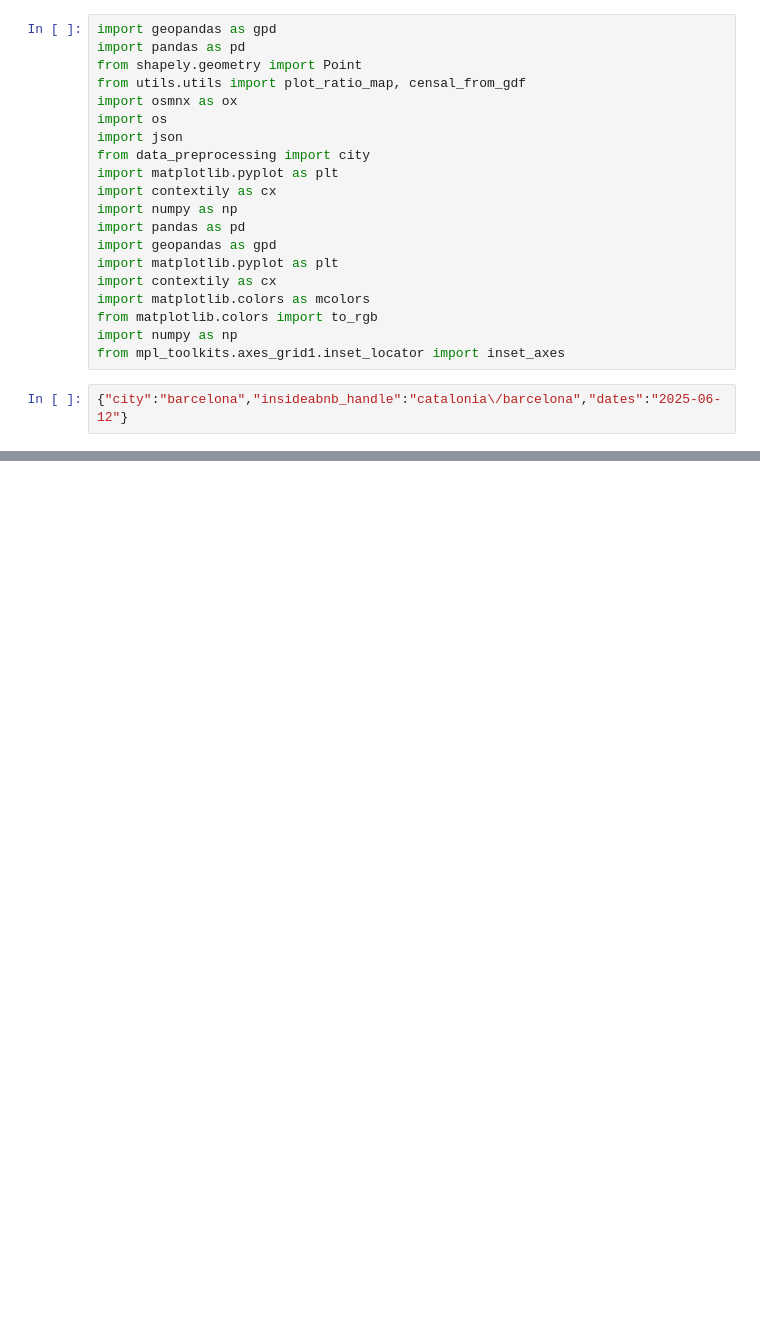
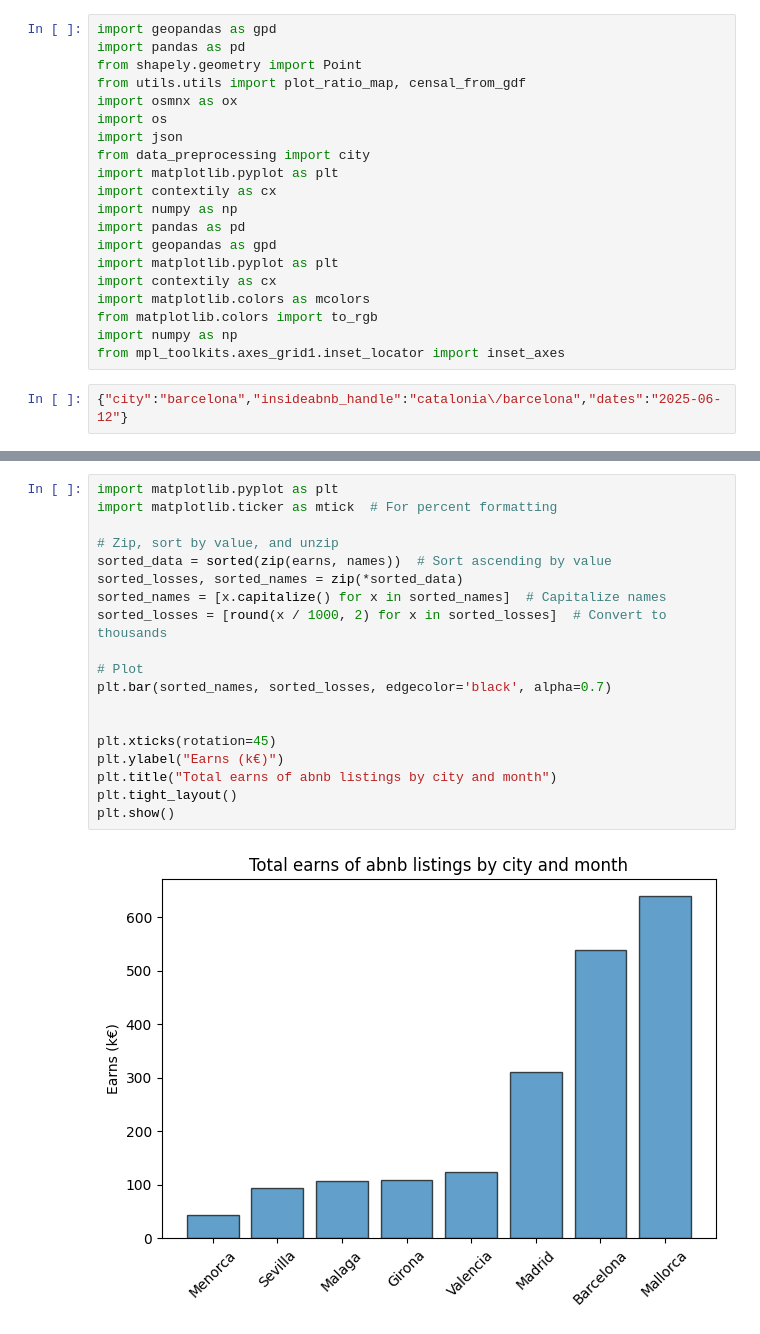
Before and after one commit to mehrrero/parasites, a Jupyter notebook: tests.ipynb, the cells around one changed output, grey strips where cells are left out. Saved outputs shown, nothing was run; the diff lists cells and outputs as text; blank space fills up the shorter version.

```diff
--- a/tests.ipynb
+++ b/tests.ipynb
@@ -143,0 +176,21 @@ plt.show()
+# %%
+import matplotlib.pyplot as plt
+import matplotlib.ticker as mtick  # For percent formatting
+
+# Zip, sort by value, and unzip
+sorted_data = sorted(zip(earns, names))  # Sort ascending by value
+sorted_losses, sorted_names = zip(*sorted_data)
+sorted_names = [x.capitalize() for x in sorted_names]  # Capitalize names
+sorted_losses = [round(x / 1000, 2) for x in sorted_losses]  # Convert to thousands
+
+# Plot
+plt.bar(sorted_names, sorted_losses, edgecolor='black', alpha=0.7)
+
+
+plt.xticks(rotation=45)
+plt.ylabel("Earns (k€)")
+plt.title("Total earns of abnb listings by city and month")
+plt.tight_layout()
+plt.show()
+# %% [output]
+[figure, added]
```
Also changed, not shown: parts of 7 cells of this notebook, 1 other file.
